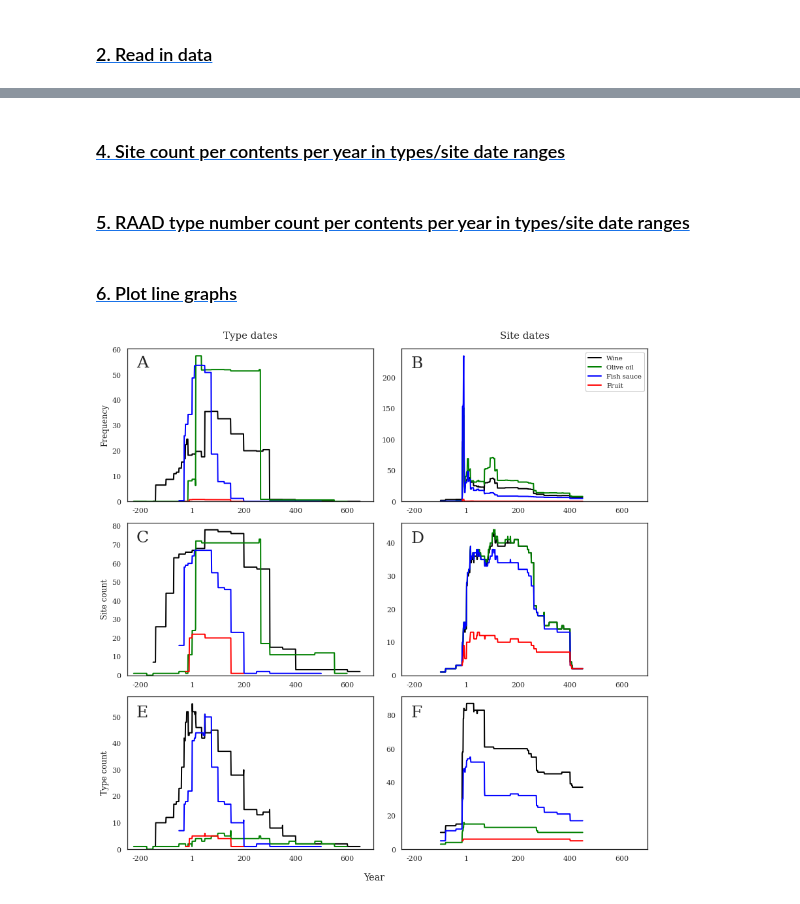
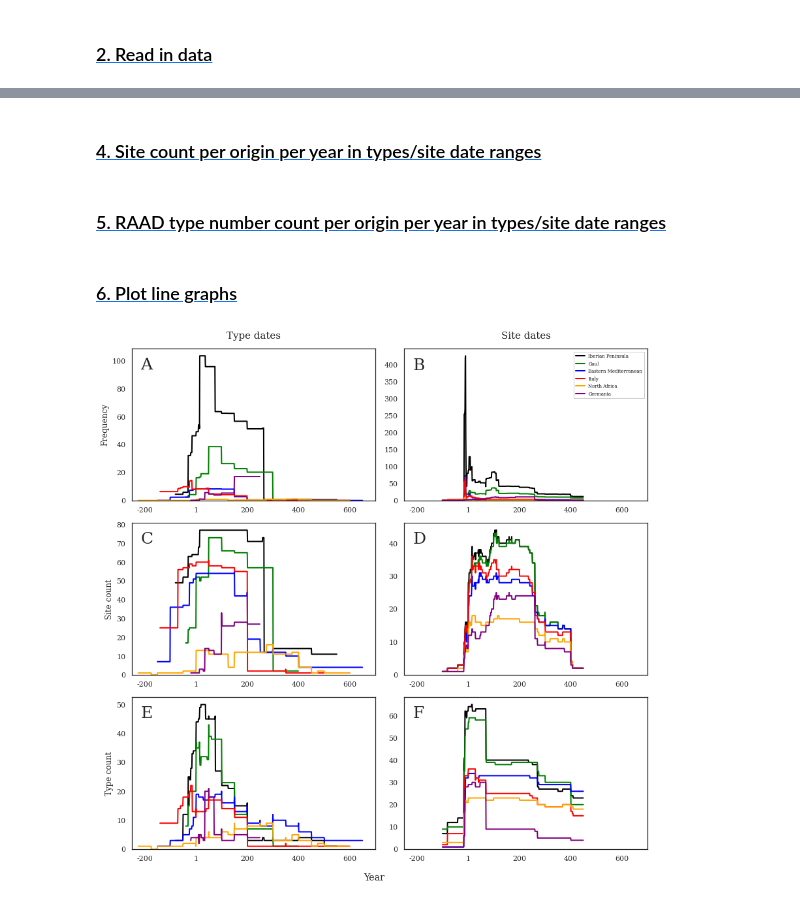
Before and after one commit to Tom-Brughmans/RAAD, a Jupyter notebook: RAAD_data/publication/RAAD_Figs5a-f.ipynb, the cells around one changed output, grey strips where cells are left out. Cells and saved outputs as stored; diff of their text form; code cells hidden in the pictures.

```diff
--- a/RAAD_data/publication/RAAD_Figs5a-f.ipynb
+++ b/RAAD_data/publication/RAAD_Figs5a-f.ipynb
@@ -26,7 +37,7 @@ from plot import plot_graph
 data = pd.read_csv("../data/RAAD_data_restructured.csv")
 data["origin_h2"] = data["origin_h2"].fillna('')
 # %%
-contents = ["wine", "olive oil", "fish sauce", "fruit"]
+origins = ["iberianpeninsula", "gaul", "em", "italy", "northafrica", "germania"]
 start_dates = ["raad_type_start_date", "site_start_date"]
 end_dates = ["raad_type_end_date", "site_end_date"]
 
@@ -45,8 +56,8 @@ list_of_dfs = []
 # %%
-for cont in contents:
+for origin in origins:
     for start, end in zip(start_dates, end_dates):
 
-        df = data.groupby(["RAAD_form", start, end, "contents"])["frequency"].sum()
+        df = data.groupby(["RAAD_form", start, end, "origin_h1"])["frequency"].sum()
         df = df.reset_index()
         df = df.rename(columns = {"frequency":"summed_freq"})
 
@@ -55,20 +66,20 @@ for cont in contents:
                                 lower_date = start,
                                 upper_date = end)
 
-        freq = year_freq_df(data = df1[df1["contents"] == cont],
-                            lower_date = start,
+        freq = year_freq_df(data = df1[df1["origin_h1"] == origin],
+                            lower_date =  start,
                             upper_date = end,
                             sum_freq = "Sum_freq_per_year")
 
-        label = cont.capitalize()
+        key = set_key(origin)
 
         if "raad" in start or "raad" in  end:
-            freq_type_dates[label] = freq
+            freq_type_dates[key] = freq
         else:
-            freq_site_dates[label] = freq
+            freq_site_dates[key] = freq
 
 list_of_dfs.append(freq_type_dates)
 list_of_dfs.append(freq_site_dates)
 # %% [markdown]
-### [<span style="color:black">4. Site count per contents per year in types/site date ranges</span>](#four) <a id="4"></a>
+### [<span style="color:black">4. Site count per origin per year in types/site date ranges</span>](#four) <a id="4"></a>
 # %%
@@ -93,24 +106,26 @@ for cont in contents:
 list_of_dfs.append(site_count_type_dates)
 list_of_dfs.append(site_count_site_dates)
 # %% [markdown]
-### [<span style="color:black">5. RAAD type number count per contents per year in types/site date ranges</span>](#five) <a id="5"></a>
+### [<span style="color:black">5. RAAD type number count per origin per year in types/site date ranges</span>](#five) <a id="5"></a>
 # %%
-for cont in contents:
+for origin in origins:
     for start, end in zip(start_dates, end_dates):
-        df = data.groupby(["RAAD_form", start, end, "contents"])["RAAD_type_number"].apply(list)
+
+        df = data.groupby(["RAAD_form", start, end, "origin_h1"])["RAAD_type_number"].apply(list)
         df = df.reset_index()
         df = df.rename(columns = {"RAAD_type_number":"List_of_numbers"})
 
-        type_count = year_object_count_df(data = df[df["contents"] == cont],
+        type_count = year_object_count_df(data = df[df["origin_h1"] == origin],
                                           lower_date = start,
                                           upper_date = end,
                                           object_list = "List_of_numbers")
-        label = cont.capitalize()
+
+        key = set_key(origin)
 
         if "raad" in start or "raad" in end:
-            raad_type_count_type_dates[label] = type_count
+            raad_type_count_type_dates[key] = type_count
         else:
-            raad_type_count_site_dates[label] = type_count
+            raad_type_count_site_dates[key] = type_count
 
 list_of_dfs.append(raad_type_count_type_dates)
 list_of_dfs.append(raad_type_count_site_dates)
@@ -128,38 +143,39 @@ axs[1, 1].set_xlim([-250, 700])
 axs[2, 0].set_xlim([-250, 700])
 axs[2, 1].set_xlim([-250, 700])
 
 for ax, df in zip(axs.ravel(), list_of_dfs):
     plot_graph(dicts_of_df = df,
-               palette=["black", "green", "blue", "red"],
+               palette=["black", "green", "blue", "red", "orange", "purple"],
                ax = ax,
                linewidth = 2)
 
     ax.set_ylim(0, None)
     ax.yaxis.set_major_formatter(FormatStrFormatter("%.0f"))
     ax.set_xlabel(None)
     ax.get_legend().remove()
     ax.set_ylabel(None)
     ax.set_xticklabels([int(i) if i != 0 else 1 for i in ax.get_xticks()])
     handles, labels = ax.get_legend_handles_labels()
-    fig.legend(handles, labels,  bbox_to_anchor=(0.985, 0.955), fontsize = 10)
+    fig.legend(handles, labels, bbox_to_anchor=(0.983, 0.955), fontsize = 7)
 
 axs[0,0].set_ylabel("Frequency")
 axs[1,0].set_ylabel("Site count")
 axs[2,0].set_ylabel("Type count")
 
+
 axs[0, 0].set_title(label = "Type dates", size=15, y=1.04)
 axs[0, 1].set_title(label = "Site dates", size=15, y=1.04)
 
-axs[0, 0].text(-215, 53, "A", fontsize = 25)
-axs[0, 1].text(-215, 216, "B", fontsize = 25)
-axs[1, 0].text(-215, 71.5, "C", fontsize = 25)
+axs[0, 0].text(-215, 94, "A", fontsize = 25)
+axs[0, 1].text(-215, 386, "B", fontsize = 25)
+axs[1, 0].text(-215, 70, "C", fontsize = 25)
 axs[1, 1].text(-215, 40, "D", fontsize = 25)
-axs[2, 0].text(-215, 50, "E", fontsize = 25)
-axs[2, 1].text(-215, 79, "F", fontsize = 25)
+axs[2, 0].text(-215, 45.5, "E", fontsize = 25)
+axs[2, 1].text(-215, 59, "F", fontsize = 25)
 
 fig.supxlabel("Year")
 
 plt.tight_layout()
 plt.savefig("Figs/Fig5.tiff", bbox_inches="tight", format = "tiff", dpi = 400)
 # %% [output]
-[figure, old version]
+[figure, new version]
```
Also changed, not shown: parts of 5 cells of this notebook, 35 other files.
